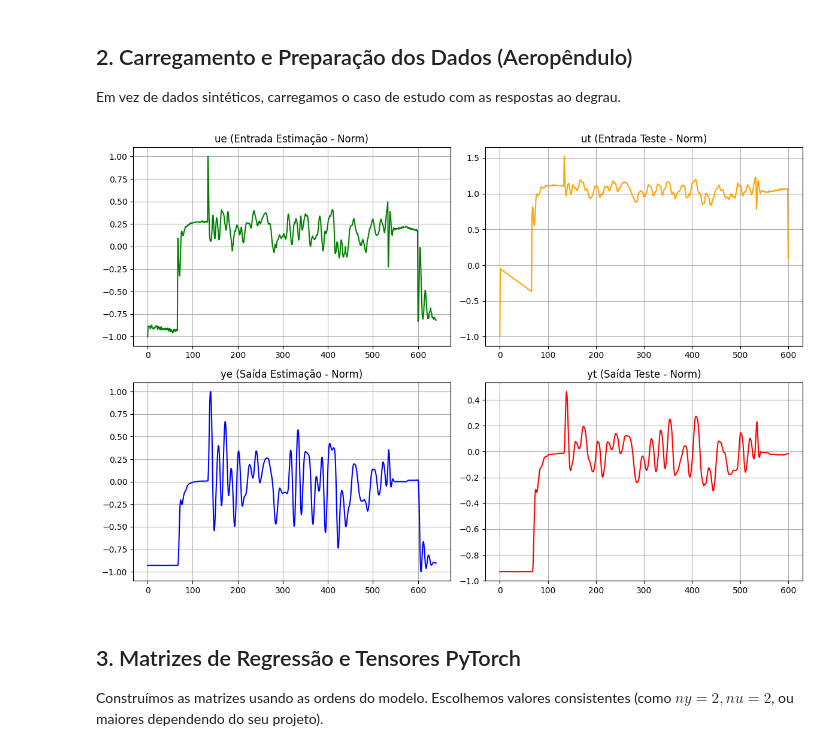
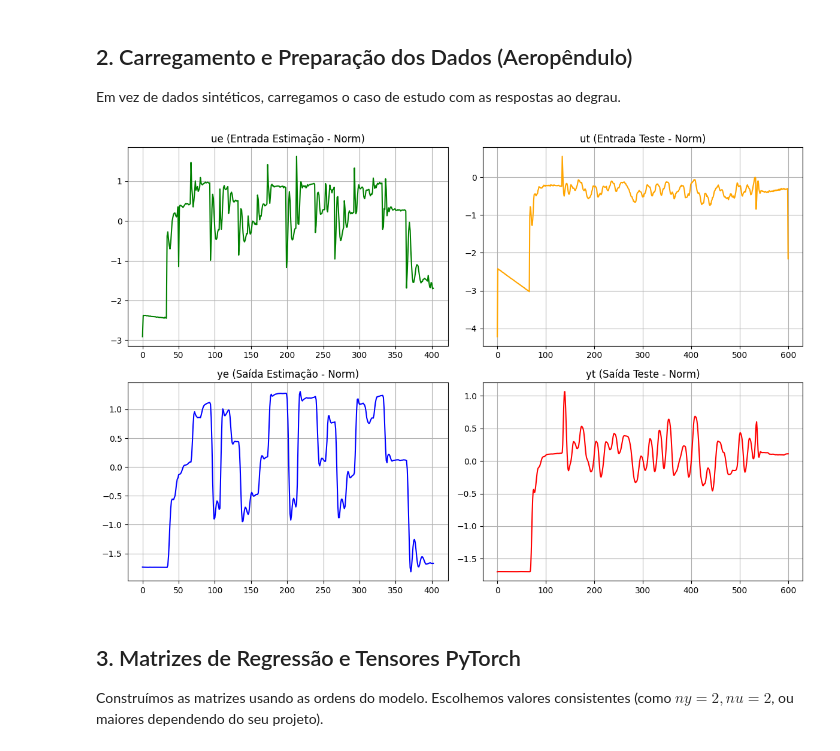
Before and after one commit to FelipeEduardoMarcondes/SYSTEM-IDENTIFICATION-AERO, a Jupyter notebook: identificação-collab/ANN_NARX_AEROPENDULO.ipynb, the cells around one changed output. Cells and saved outputs as stored; diff of their text form; code cells hidden in the pictures.

```diff
--- a/identificação-collab/ANN_NARX_AEROPENDULO.ipynb
+++ b/identificação-collab/ANN_NARX_AEROPENDULO.ipynb
@@ -86,8 +86,8 @@ def carregar_experimento(url, decimacao=1):
         u_raw = df_sub['motor_percent'].values
 
     y_raw = df_sub['angulo_deg'].values + 90.0
-    u = u_raw - u_raw[0]
-    y = y_raw  - y_raw[0]
+    u = u_raw
+    y = y_raw
     return u, y
 
 # URL Antiga (pasta dados)
@@ -108,40 +108,51 @@ BASE2 = (
 ue, ye = carregar_experimento(BASE2 + "multi-sine-2_0731_17-38.csv") # Estimação
 ut, yt = carregar_experimento(BASE2 + "multi-sine-3_0731_17-45.csv") # Teste
 
-ue, ye = carregar_experimento(BASE2 + "multi-sine-3_0731_17-45.csv", decimacao=15)
-ut, yt = carregar_experimento(BASE2 + "multi-sine-2_0731_17-38.csv", decimacao=15)
+ue, ye = carregar_experimento(BASE2 + "seq_20260529_195254.csv", decimacao=15)
+ut, yt = carregar_experimento(BASE2 + "multi-sine-3_0731_17-45.csv", decimacao=15)
 
 # --- NORMALIZAÇÃO DOS DADOS ---
 # Redes Neurais (especialmente com SELU) são altamente sensíveis à escala.
 scaler_u = MinMaxScaler(feature_range=(-1, 1))
 scaler_y = MinMaxScaler(feature_range=(-1, 1))
-ue_norm = scaler_u.fit_transform(ue.reshape(-1, 1)).flatten()
-ye_norm = scaler_y.fit_transform(ye.reshape(-1, 1)).flatten()
+
+# Define os limites reais (físicos) da bancada
+limites_motor = np.array([[0], [100]])
+# Como y_raw recebe angulo_deg + 90.0 na leitura, aplicamos o mesmo aos limites (-90 a 180)
+limites_angulo = np.array([[-90], [180]]) + 90.0
+
+# "Engana" o scaler para que ele use as fronteiras físicas da bancada
+scaler_u.fit(limites_motor)
+scaler_y.fit(limites_angulo)
+
+# Transforma usando o scaler treinado com os limites físicos
+ue_norm = scaler_u.transform(ue.reshape(-1, 1)).flatten()
+ye_norm = scaler_y.transform(ye.reshape(-1, 1)).flatten()
 
 ut_norm = scaler_u.transform(ut.reshape(-1, 1)).flatten()
 yt_norm = scaler_y.transform(yt.reshape(-1, 1)).flatten()
 
 plt.figure(figsize=(12, 8))
 plt.subplot(221)
 plt.plot(ue_norm, color='green')
 plt.title('ue (Entrada Estimação - Norm)')
 plt.grid()
 plt.subplot(222)
 plt.plot(ut_norm, color='orange')
 plt.title('ut (Entrada Teste - Norm)')
 plt.grid()
 plt.subplot(223)
 plt.plot(ye_norm, color='blue')
 plt.title('ye (Saída Estimação - Norm)')
 plt.grid()
 plt.subplot(224)
 plt.plot(yt_norm, color='red')
 plt.title('yt (Saída Teste - Norm)')
 plt.grid()
 plt.tight_layout()
 plt.show()
 # %% [output]
-[figure, old version]
+[figure, new version]
 # %% [markdown]
 ## 3. Matrizes de Regressão e Tensores PyTorch
 
```
Also changed, not shown: parts of 5 cells of this notebook, 9 other files.
